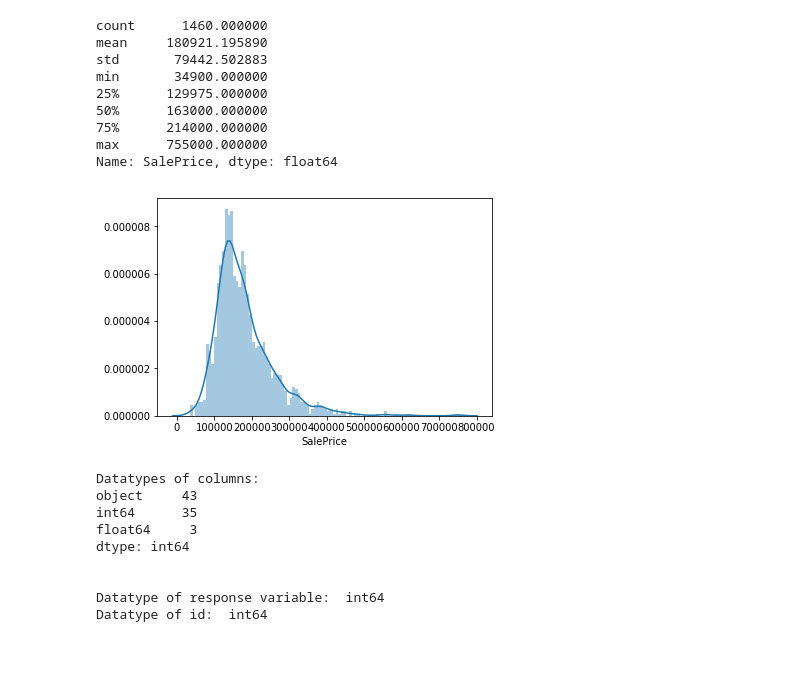
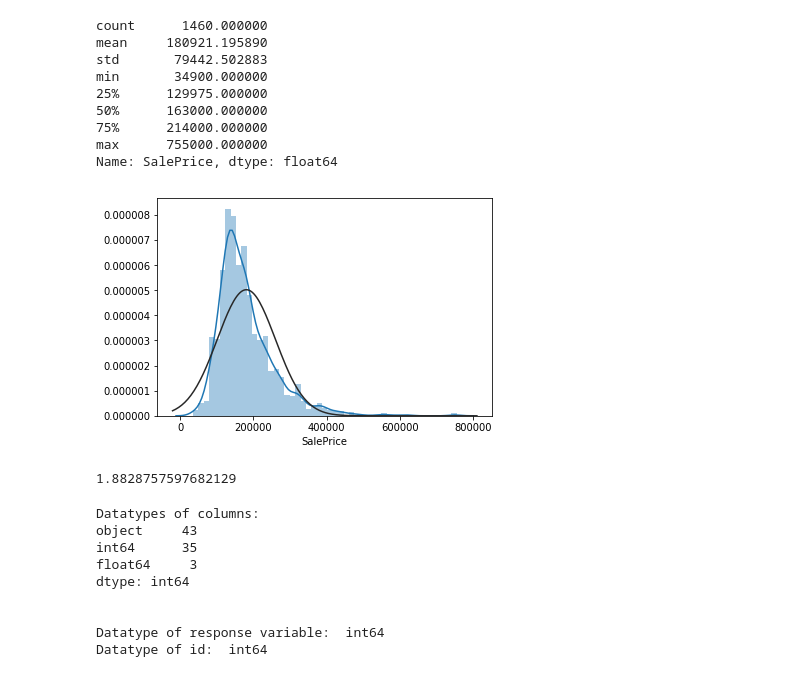
Before and after one commit to pradeep-krishnan/ML_regression_houseprice, a Jupyter notebook: houseprice.ipynb, the cells around one changed output. Saved outputs shown, nothing was run; the diff lists cells and outputs as text; code cells hidden in the pictures.

```diff
--- a/houseprice.ipynb
+++ b/houseprice.ipynb
@@ -80,10 +80,12 @@ min       34900.000000
 max      755000.000000
 Name: SalePrice, dtype: float64
 # %%
-sns.distplot(train['SalePrice'], bins=100)
+sns.distplot(train['SalePrice'], fit = norm)
 plt.show()
+print(train['SalePrice'].skew())
 # %% [output]
-[figure, old version]
+[figure, new version]
+1.8828757597682129
 # %%
 #datatypes of columns
 print("Datatypes of columns: ")
```
